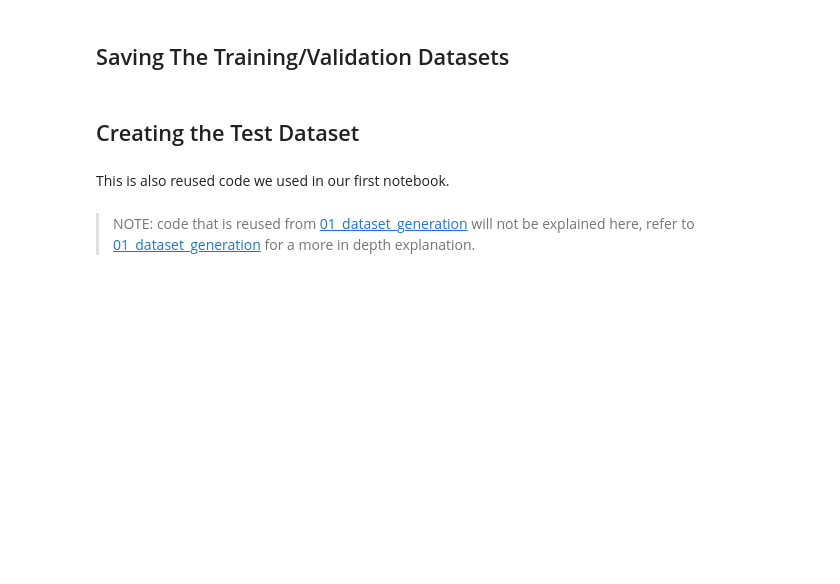
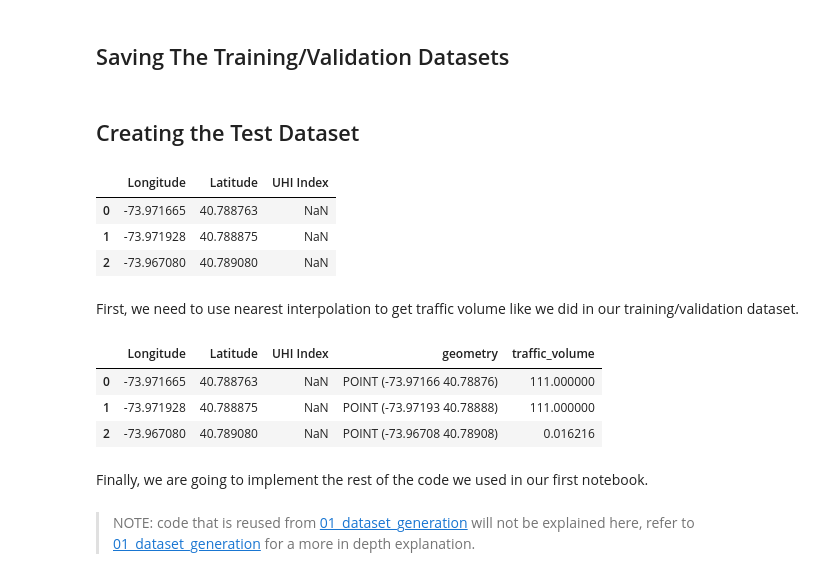
Before and after one commit to adamz312/cooling_with_code, a Jupyter notebook: 02_more_dataset_generation.ipynb, the cells around one changed output. Saved outputs shown, nothing was run; the diff lists cells and outputs as text; code cells hidden in the pictures; blank space fills up the shorter version.

Commit message:
modified how train/validation/test is created since R-squares were not close in range. Also forgot to add traffic volume variable to data

```diff
--- a/02_more_dataset_generation.ipynb
+++ b/02_more_dataset_generation.ipynb
@@ -1235,3 +1252,36 @@ index_100m_df.to_csv("100m_buffer_dataset.csv", index=False)
 index_150m_df.to_csv("150m_buffer_dataset.csv", index=False)
 # %% [markdown]
 ## Creating the Test Dataset
+# %%
+#csv path for target variable for testing dataset
+csv_path = "data/Testing_data_uhi_index.csv"
+
+# Read the Excel file using pandas
+uhi_df = pd.read_csv(csv_path)
+latitudes = uhi_df['Latitude'].values
+longitudes = uhi_df['Longitude'].values
+
+uhi_df.head(3)
+# %% [output]
+|  | Longitude | Latitude | UHI Index |
+| 0 | -73.971665 | 40.788763 | NaN |
+| 1 | -73.971928 | 40.788875 | NaN |
+| 2 | -73.967080 | 40.789080 | NaN |
+# %% [markdown]
+First, we need to use nearest interpolation to get traffic volume like we did in our training/validation dataset.
+# %%
+# Create a geometry column from the Longitude and Latitude columns
+uhi_df['geometry'] = uhi_df.apply(lambda row: Point(row['Longitude'], row['Latitude']), axis=1)
+
+# Convert the DataFrame into a GeoDataFrame with EPSG:4326 (WGS84)
+uhi_gdf = gpd.GeoDataFrame(uhi_df, geometry='geometry', crs='EPSG:4326')
+
+# interpolate traffic volume
+uhi_gdf = interpolate_traffic_volume(uhi_gdf, traffic_gdf, method='nearest')
+# %%
+uhi_gdf.head(3)
+# %% [output]
+|  | Longitude | Latitude | UHI Index | geometry | traffic_volume |
+| 0 | -73.971665 | 40.788763 | NaN | POINT (-73.97166 40.78876) | 111.000000 |
+| 1 | -73.971928 | 40.788875 | NaN | POINT (-73.97193 40.78888) | 111.000000 |
+| 2 | -73.967080 | 40.789080 | NaN | POINT (-73.96708 40.78908) | 0.016216 |
@@ -1238,4 +1290,4 @@ index_150m_df.to_csv("150m_buffer_dataset.csv", index=False)
 # %% [markdown]
-This is also reused code we used in our first notebook.
+Finally, we are going to implement the rest of the code we used in our first notebook.
 # %% [markdown]
 >NOTE: code that is reused from [01_dataset_generation](/01_dataset_generation.ipynb) will not be explained here, refer to [01_dataset_generation](/01_dataset_generation.ipynb) for a more in depth explanation.
```
Also changed, not shown: parts of 18 cells of this notebook.
